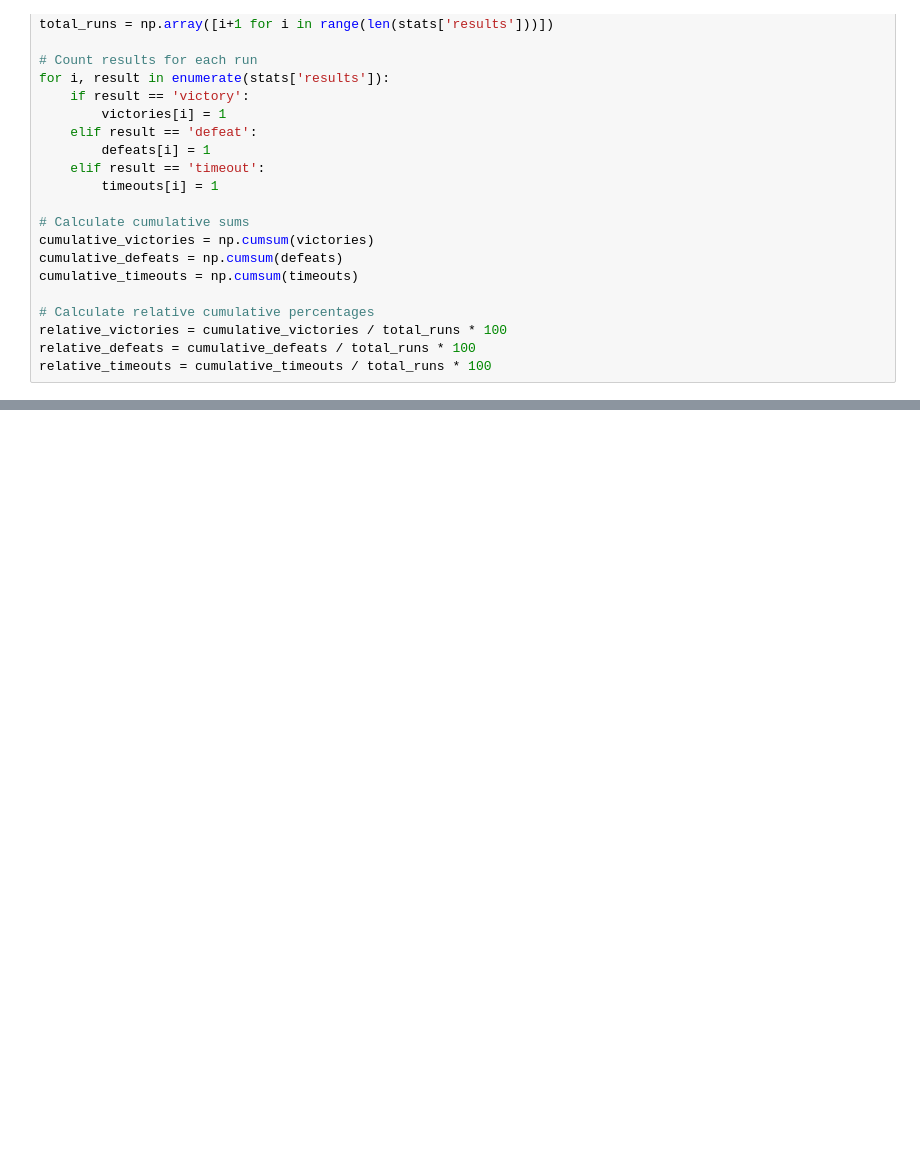
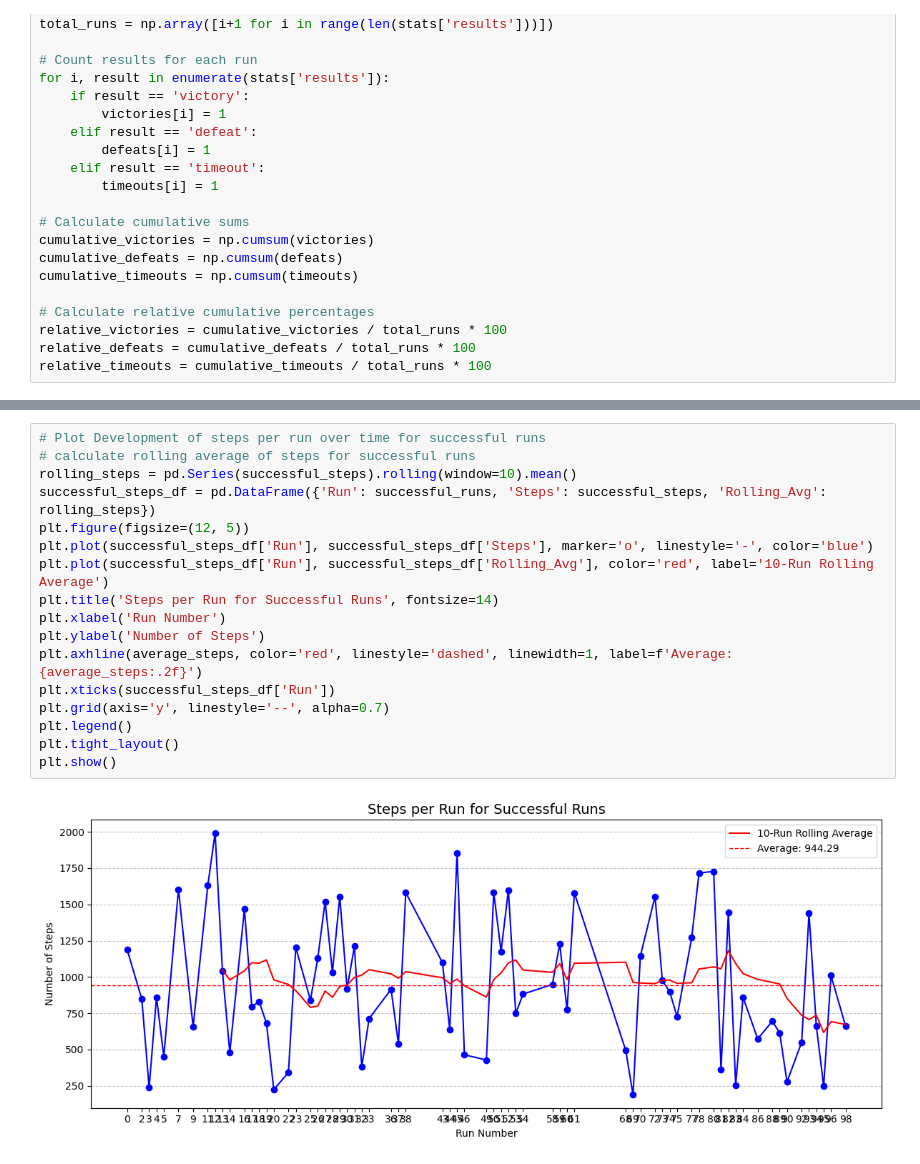
Before and after one commit to nicholas-voigt/SMU_CS606_Wildlife_Protection, a Jupyter notebook: result_analysis.ipynb, the cells around one changed output, grey strips where cells are left out. Drawn from its saved outputs; the diff is of its cells as text; blank space fills up the shorter version.

```diff
--- a/result_analysis.ipynb
+++ b/result_analysis.ipynb
@@ -86,0 +117,19 @@ plt.show()
+# %%
+# Plot Development of steps per run over time for successful runs
+# calculate rolling average of steps for successful runs
+rolling_steps = pd.Series(successful_steps).rolling(window=10).mean()
+successful_steps_df = pd.DataFrame({'Run': successful_runs, 'Steps': successful_steps, 'Rolling_Avg': rolling_steps})
+plt.figure(figsize=(12, 5))
+plt.plot(successful_steps_df['Run'], successful_steps_df['Steps'], marker='o', linestyle='-', color='blue')
+plt.plot(successful_steps_df['Run'], successful_steps_df['Rolling_Avg'], color='red', label='10-Run Rolling Average')
+plt.title('Steps per Run for Successful Runs', fontsize=14)
+plt.xlabel('Run Number')
+plt.ylabel('Number of Steps')
+plt.axhline(average_steps, color='red', linestyle='dashed', linewidth=1, label=f'Average: {average_steps:.2f}')
+plt.xticks(successful_steps_df['Run'])
+plt.grid(axis='y', linestyle='--', alpha=0.7)
+plt.legend()
+plt.tight_layout()
+plt.show()
+# %% [output]
+[figure, added]
```
Also changed, not shown: parts of 8 cells of this notebook, 10 other files.
